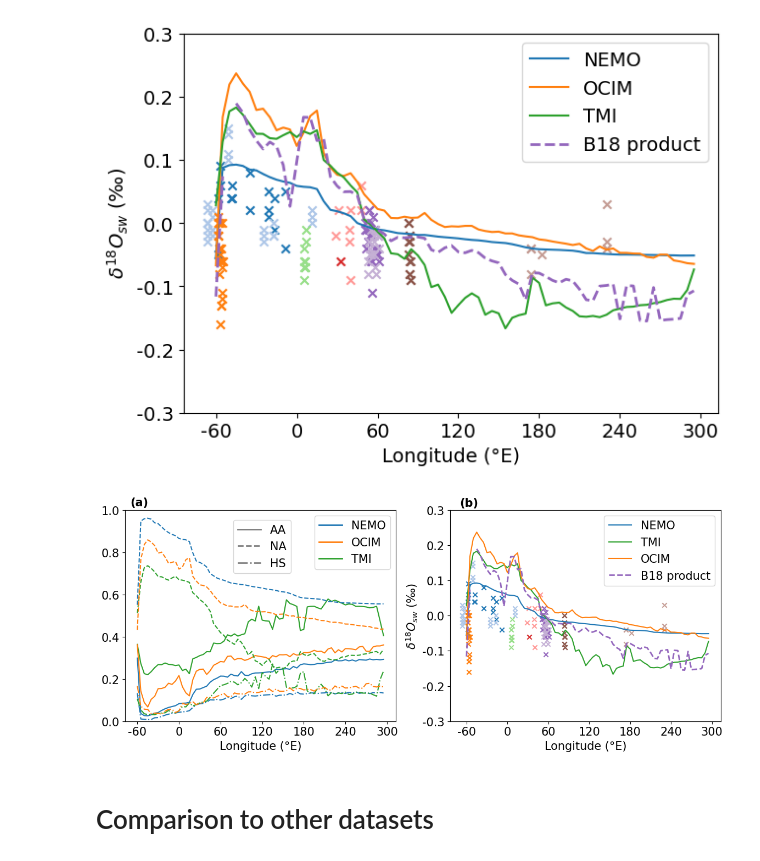
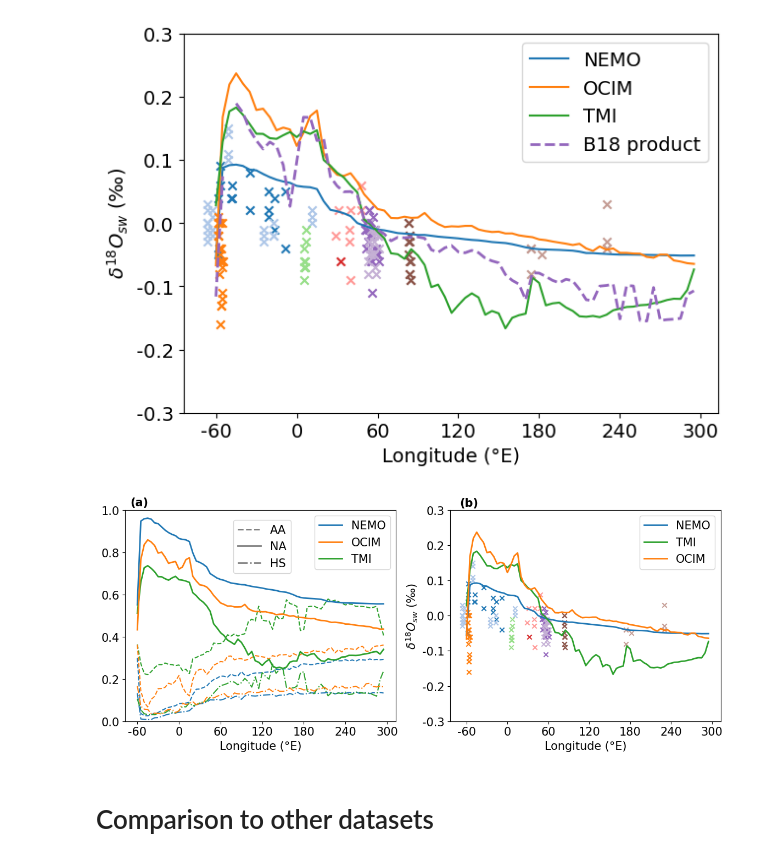
Before and after one commit to brumillet/d18o-southern-ocean, a Jupyter notebook: notebooks/evaluation_reconstructions.ipynb, the cells around one changed output. Saved outputs shown, nothing was run; the diff lists cells and outputs as text; code cells hidden in the pictures.

Commit message:
Update on the d18o maximum across the SO figure.

```diff
--- a/notebooks/evaluation_reconstructions.ipynb
+++ b/notebooks/evaluation_reconstructions.ipynb
@@ -512,49 +509,49 @@ ax.legend(fontsize = font)
 fig = plt.figure(figsize = (14, 5)); gs = fig.add_gridspec(1, 2, wspace = 0.2); font = 15
 
 ax = fig.add_subplot(gs[0, 0])
-ls = ['-', '--', '-.']; colors = ['#1f77b4', '#ff7f0e', '#2ca02c']
+ls = ['--', '-', '-.']; colors = ['#1f77b4', '#ff7f0e', '#2ca02c']; lw = [1.5, 2, 1.5]
 for i in range(len(dyes_deep)):
-    ax.plot(lon_reshaped, dye_nemo_max_reshaped[i], label = 'NEMO ' + dyes_deep[i], ls = ls[i], color = pr.PRODUCT_COLORS['nemo'])
-    ax.plot(lon_reshaped, dye_tmi_max_reshaped[i], label = 'TMI ' + dyes_deep[i], ls = ls[i], color = pr.PRODUCT_COLORS['tmi'])
-    ax.plot(lon_reshaped, dye_ocim_max_reshaped[i], label = 'OCIM ' + dyes_deep[i], ls = ls[i], color = pr.PRODUCT_COLORS['ocim'])
+    ax.plot(lon_reshaped, dye_nemo_max_reshaped[i], label = 'NEMO ' + dyes_deep[i], ls = ls[i], color = pr.PRODUCT_COLORS['nemo'], lw = lw[i])
+    ax.plot(lon_reshaped, dye_tmi_max_reshaped[i], label = 'TMI ' + dyes_deep[i], ls = ls[i], color = pr.PRODUCT_COLORS['tmi'], lw = lw[i])
+    ax.plot(lon_reshaped, dye_ocim_max_reshaped[i], label = 'OCIM ' + dyes_deep[i], ls = ls[i], color = pr.PRODUCT_COLORS['ocim'], lw = lw[i])
 
 ax.set_xticks([-60 + i * 60 for i in range(7)]); ax.set_xticklabels([str(-60 + i* 60) for i in range(7)], fontsize = font)
 ax.set_yticks([i * 0.2 for i in range(6)]); ax.set_yticklabels([format(i * 0.2, '.1f') for i in range(6)], fontsize = font)
 ax.set_xlabel('Longitude (°E)', fontsize = font)
 # ax.set_ylabel('Dye concentration', fontsize = font);
 ax.set_ylim(0, 1); ax.text(-70, 1.02, '(a)', fontsize = font, fontweight = 'bold')
 custom_lines = [Line2D([0], [0], color=pr.PRODUCT_COLORS['nemo'], lw=2),
                 Line2D([0], [0], color=pr.PRODUCT_COLORS['ocim'], lw=2),
                 Line2D([0], [0], color=pr.PRODUCT_COLORS['tmi'], lw=2)]
 first_legend = ax.legend(custom_lines, ['NEMO', 'OCIM', 'TMI'], fontsize = font)
 
 custom_lines = [Line2D([0], [0], color='#7f7f7f', lw=2, ls = ls[0]),
                 Line2D([0], [0], color='#7f7f7f', lw=2, ls = ls[1]),
                 Line2D([0], [0], color='#7f7f7f', lw=2, ls = ls[2])]
 ax.legend(custom_lines, [dyes_deep[0], dyes_deep[1], dyes_deep[2]], fontsize = font, loc = (0.4, 0.7))
 ax.add_artist(first_legend)
 
 
 ax = fig.add_subplot(gs[0, 1])
 for i in range(12):
     plt.scatter(dfs3[i]['Longitude2'], dfs3[i]['d18O'], marker = 'x', c = couleurs[i])
 
-ax.plot(lon_reshaped, d18o_na_max_reshaped[0], label = 'NEMO', color = pr.PRODUCT_COLORS['nemo'])
-ax.plot(lon_reshaped, d18o_na_max_reshaped[2], label = 'TMI', color = pr.PRODUCT_COLORS['tmi'])
-ax.plot(lon_reshaped, d18o_na_max_reshaped[1], label = 'OCIM', color = pr.PRODUCT_COLORS['ocim'])
+ax.plot(lon_reshaped, d18o_na_max_reshaped[0], label = 'NEMO', color = pr.PRODUCT_COLORS['nemo'], lw = 2)
+ax.plot(lon_reshaped, d18o_na_max_reshaped[2], label = 'TMI', color = pr.PRODUCT_COLORS['tmi'], lw = 2)
+ax.plot(lon_reshaped, d18o_na_max_reshaped[1], label = 'OCIM', color = pr.PRODUCT_COLORS['ocim'], lw = 2)
 
 # ax.fill_between(lon_reshaped, b18_na_lo, b18_na_hi, color = bk.BREITKREUZ_COLOR, alpha = 0.15)
-ax.plot(lon_reshaped, b18_na_mean, label = bk.BREITKREUZ_LABEL, color = bk.BREITKREUZ_COLOR, ls = '--', lw = 2)
+# ax.plot(lon_reshaped, b18_na_mean, label = bk.BREITKREUZ_LABEL, color = bk.BREITKREUZ_COLOR, ls = '--', lw = 2)
 
 ax.set_xticks([-60 + i * 60 for i in range(7)]); ax.set_xticklabels([str(-60 + i* 60) for i in range(7)], fontsize = font)
 ax.set_yticks([-0.3 + i * 0.1 for i in range(7)]); ax.set_yticklabels([format(-0.3 + i * 0.1, '.1f') for i in range(7)], fontsize = font)
 ax.set_xlabel('Longitude (°E)', fontsize = font); ax.set_ylabel('$\delta^{18}O_{sw}$ (‰)', fontsize = font)
 ax.text(-70, 0.31, '(b)', fontsize = font, fontweight = 'bold')
 
 ax.legend(fontsize = font)
 plt.savefig(fig_path + 'd18o_SO_data_models_NA_density.png', bbox_inches = 'tight')
 # %% [output]
-[figure, old version]
+[figure, new version]
 # %% [markdown]
 # Comparison to other datasets
 # %% [markdown]
```
Also changed, not shown: parts of 1 cell of this notebook, 1 other file.
